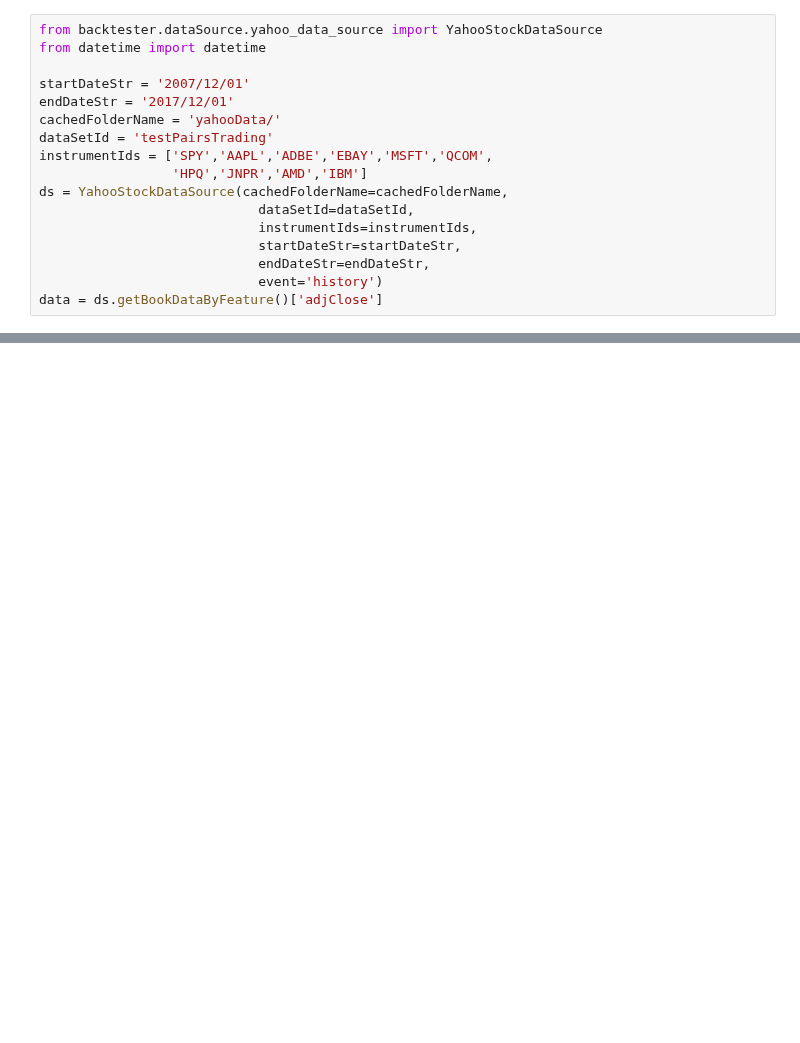
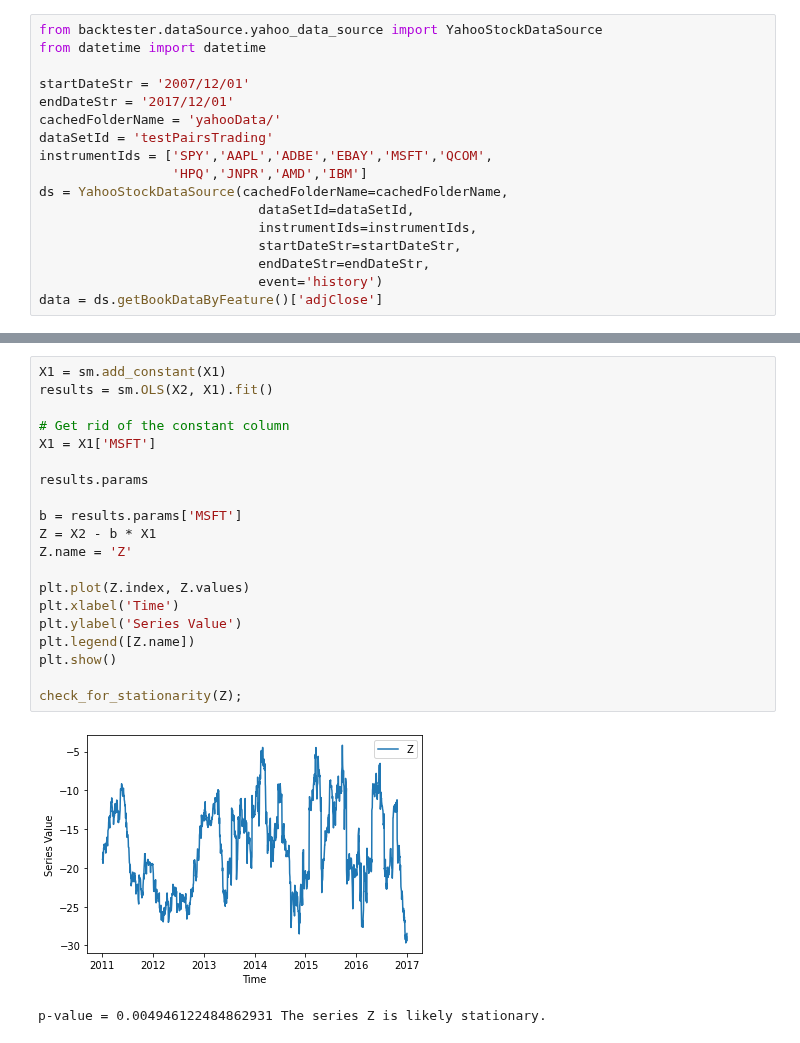
Before and after one commit to ahsank/runml, a Jupyter notebook: Fintest.ipynb, the cells around one changed output, grey strips where cells are left out. Drawn from its saved outputs; the diff is of its cells as text; blank space fills up the shorter version.

```diff
--- a/Fintest.ipynb
+++ b/Fintest.ipynb
@@ -125,0 +179,23 @@ import matplotlib.pyplot as plt
+# %%
+X1 = sm.add_constant(X1)
+results = sm.OLS(X2, X1).fit()
+
+# Get rid of the constant column
+X1 = X1['MSFT']
+
+results.params
+
+b = results.params['MSFT']
+Z = X2 - b * X1
+Z.name = 'Z'
+
+plt.plot(Z.index, Z.values)
+plt.xlabel('Time')
+plt.ylabel('Series Value')
+plt.legend([Z.name])
+plt.show()
+
+check_for_stationarity(Z);
+# %% [output]
+[figure, added]
+p-value = 0.004946122484862931 The series Z is likely stationary.
```
Also changed, not shown: parts of 10 cells of this notebook.
